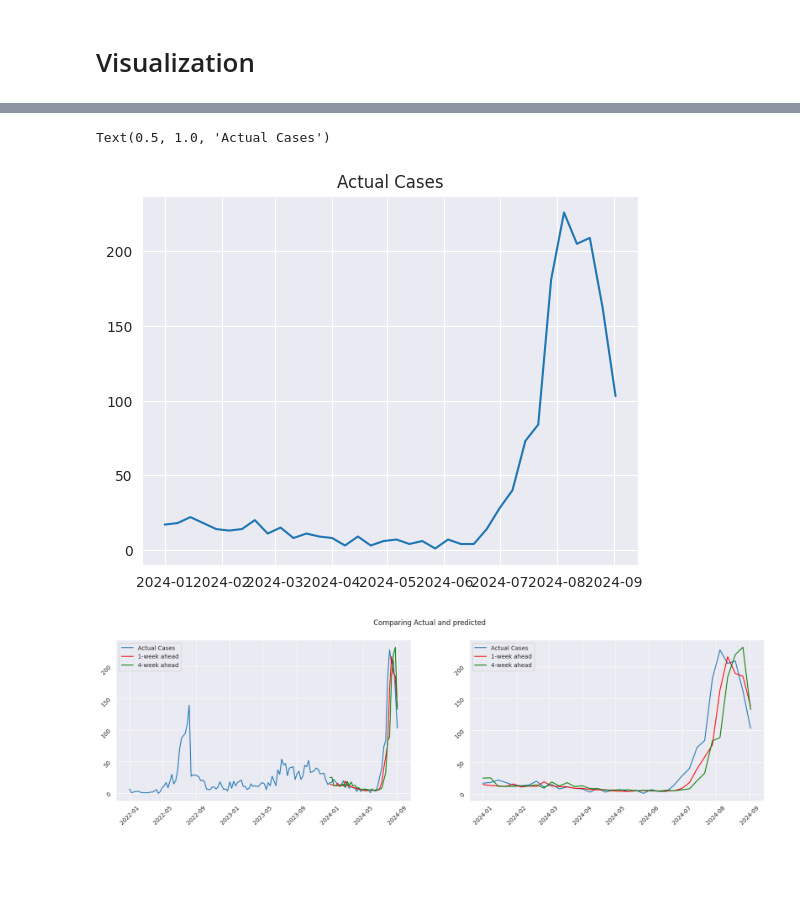
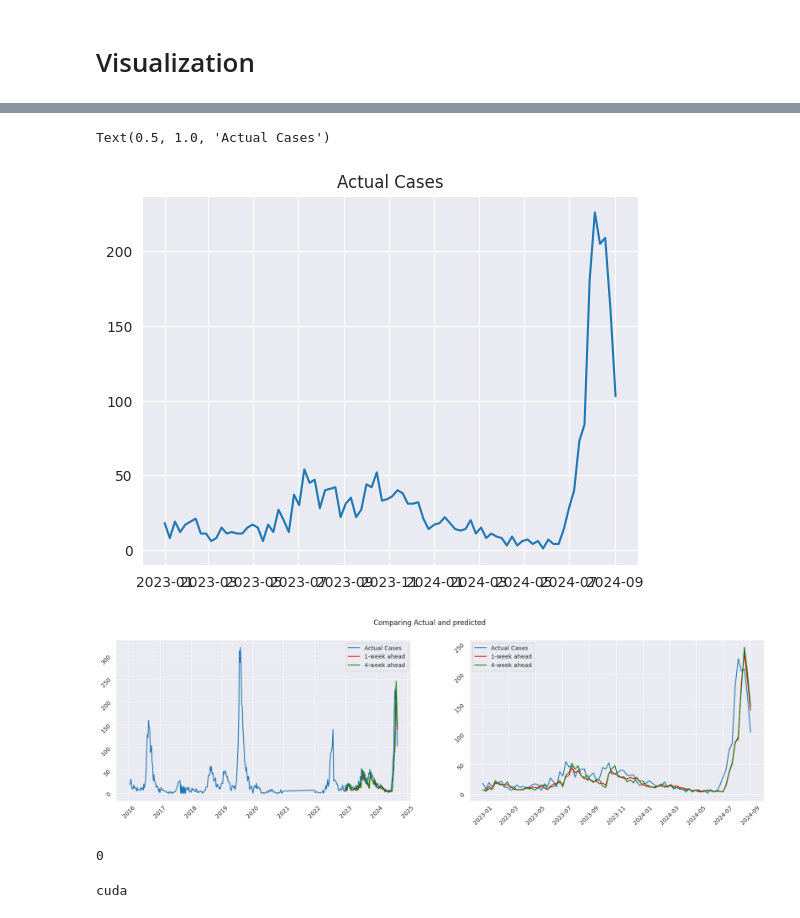
Before and after one commit to miniloda/Math-198.1---Special-Problem, a Jupyter notebook: ANN.ipynb, the cells around one changed output, grey strips where cells are left out. Drawn from its saved outputs; the diff is of its cells as text; code cells hidden in the pictures; blank space fills up the shorter version.

```diff
--- a/ANN.ipynb
+++ b/ANN.ipynb
@@ -53,13 +53,13 @@ Data used to be tested is 2024 (also used for training)
 # Feature Engineering
 from sklearn.preprocessing import MinMaxScaler
 standard_scaler = MinMaxScaler()
-features = ["temp", "humidity", "precipitation"]
+features = ["temperature", "humidity", "precipitation"]
 X = data[features]
 X = standard_scaler.fit_transform(X)
 temp = X[:,0]
 humidity = X[:,1]
 precipitation = X[:,2]
-data['temp'] = temp
+data['temperature'] = temp
 data['precipitation'] = precipitation
 data['humidity'] = humidity
 # %%
@@ -190,11 +200,13 @@ def train_ANN(data, features, target, date_col, n_ahead):
     return predict_data, MAE, MSE
 # %%
 # Perform Initial Testing
-target="Cases"
-features=["temp","humidity","precipitation"]
-date = 'dt'
-prediction_1_week, MAE_1_week, MSE_1_week = train_ANN(data, features, target, date, 1)
-prediction_4_week, MAE_4_week, MSE_4_week= train_ANN(data, features, target, date, 4)
+target="cases"
+features=["temperature","humidity","precipitation"]
+date = 'date'
+year_test_start = 2023
+year_test_end = 2024
+prediction_1_week, MAE_1_week, MSE_1_week = train_ANN(data, features, target, date, 1, year_test_start, year_test_end)
+prediction_4_week, MAE_4_week, MSE_4_week= train_ANN(data, features, target, date, 4, year_test_start, year_test_end)
 # %% [output]
 A value is trying to be set on a copy of a slice from a DataFrame.
 Try using .loc[row_indexer,col_indexer] = value instead
@@ -246,9 +258,9 @@ prediction_4_week[:5]
 # Visualization
 # %%
 import matplotlib.pyplot as plt
-first_2024 = int((data['dt'].dt.year==2024).idxmax())
-last_2024 = int(data.loc[data['dt'].dt.year == 2024].index[-1])
-date = data.loc[first_2024:last_2024]['dt']
+first_2024 = int((data['date'].dt.year==2023).idxmax())
+last_2024 = int(data.loc[data['date'].dt.year == 2024].index[-1])
+date = data.loc[first_2024:last_2024]['date']
 # %%
 fig, ax = plt.subplots(1,2, figsize=(15,5))
 ax[0].plot(date,prediction_1_week)
@@ -262,24 +274,33 @@ plt.show()
 # %%
-actual_2024 = data[data['dt'].dt.year == 2024]
-plt.plot(actual_2024['dt'], actual_2024['Cases'])
+actual_2024 = data[data['date'].dt.year >= 2023]
+plt.plot(actual_2024['date'], actual_2024['cases'])
 plt.plot()
 plt.title('Actual Cases')
 # %% [output]
 Text(0.5, 1.0, 'Actual Cases')
-[figure, old version]
+[figure, new version]
 # %%
 fig, ax = plt.subplots(1,2, figsize=(20,5))
-ax[0].plot(data['dt'], data['Cases'], label = 'Actual Cases')
+ax[0].plot(data['date'], data['cases'], label = 'Actual Cases')
 ax[0].plot(date, prediction_1_week, color = 'red', label = '1-week ahead')
 ax[0].plot(date, prediction_4_week, color = 'green', label = '4-week ahead')
 ax[0].tick_params(labelrotation=45)
 ax[0].legend()
-ax[1].plot(actual_2024['dt'], actual_2024['Cases'], label = 'Actual Cases')
+ax[1].plot(actual_2024['date'], actual_2024['cases'], label = 'Actual Cases')
 ax[1].plot(date, prediction_1_week, color = 'red', label = '1-week ahead')
 ax[1].plot(date, prediction_4_week, color = 'green', label = '4-week ahead')
 ax[1].tick_params(labelrotation=45)
 ax[1].legend()
 plt.suptitle('Comparing Actual and predicted')
 plt.show()
 # %% [output]
-[figure, old version]
+[figure, new version]
+# %%
+torch.cuda.current_device()
+# %% [output]
+0
+# %%
+device = torch.device("cuda" if torch.cuda.is_available() else "cpu")
+print(device)
+# %% [output]
+cuda
```
Also changed, not shown: parts of 7 cells of this notebook, 8 other files.
